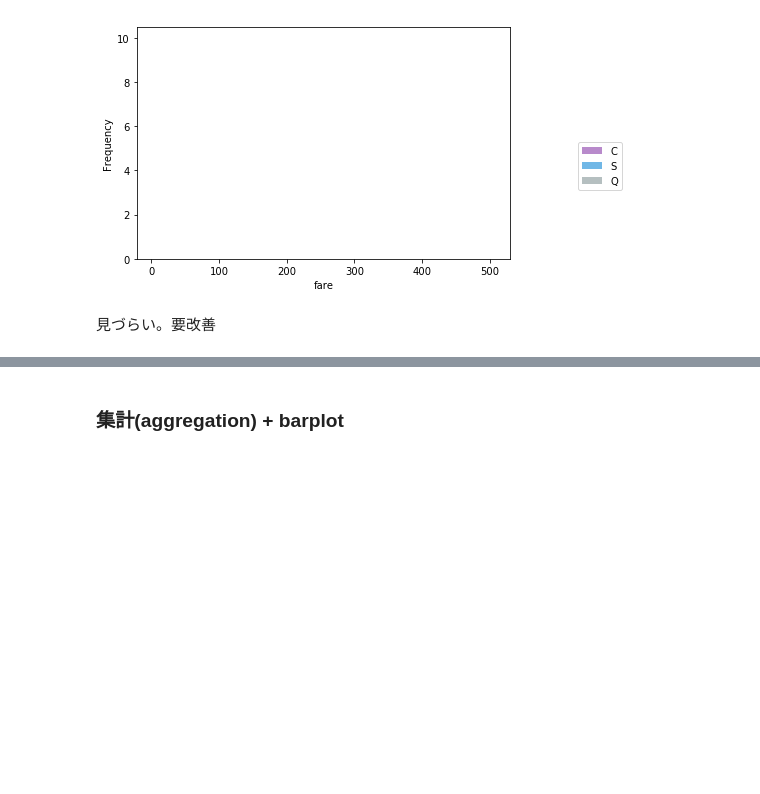
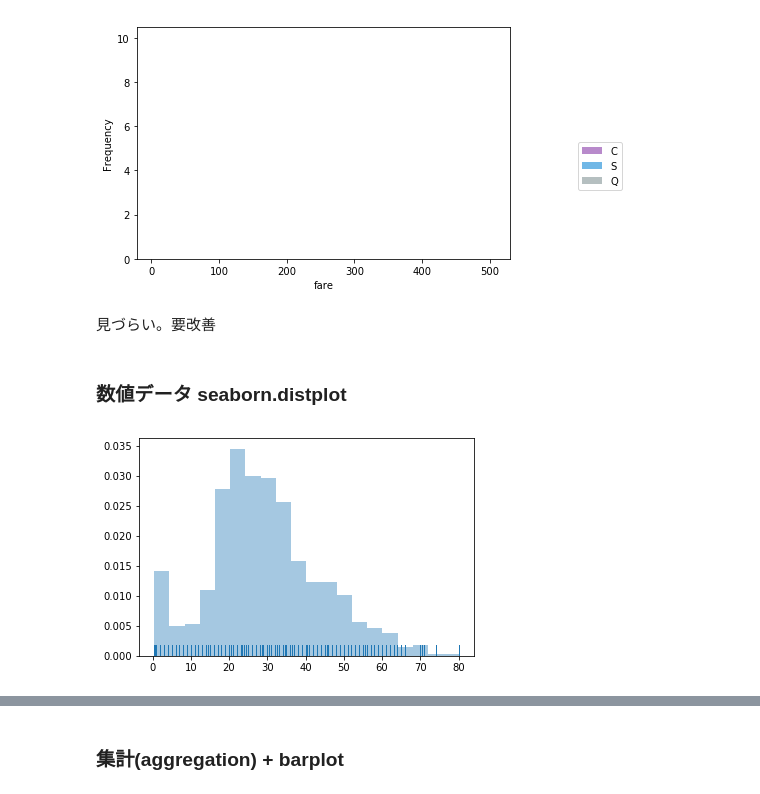
Before and after one commit to junnishina/demo, a Jupyter notebook: seaborn_matplotlib_pandas.ipynb, the cells around one changed output, grey strips where cells are left out. Drawn from its saved outputs; the diff is of its cells as text; code cells hidden in the pictures; blank space fills up the shorter version.

```diff
--- a/seaborn_matplotlib_pandas.ipynb
+++ b/seaborn_matplotlib_pandas.ipynb
@@ -857,3 +874,11 @@ for i, key1 in enumerate(dfn.columns):
 [figure]
 # %% [markdown]
 見づらい。要改善
+# %% [markdown]
+### 数値データ seaborn.distplot
+# %%
+fig, ax=plt.subplots()
+x=df['age'].dropna().as_matrix()
+a = sns.distplot(x, kde=False, rug=True, norm_hist=True, ax=ax)
+# %% [output]
+[figure, added]
```
Also changed, not shown: parts of 12 cells of this notebook.
